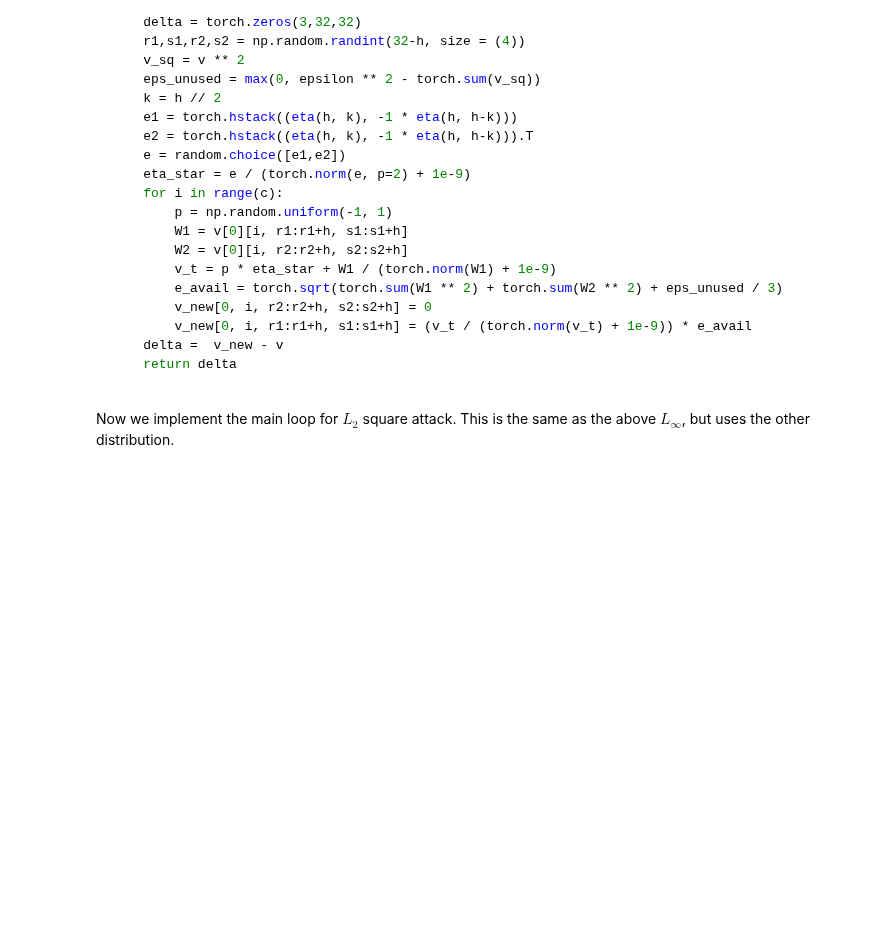
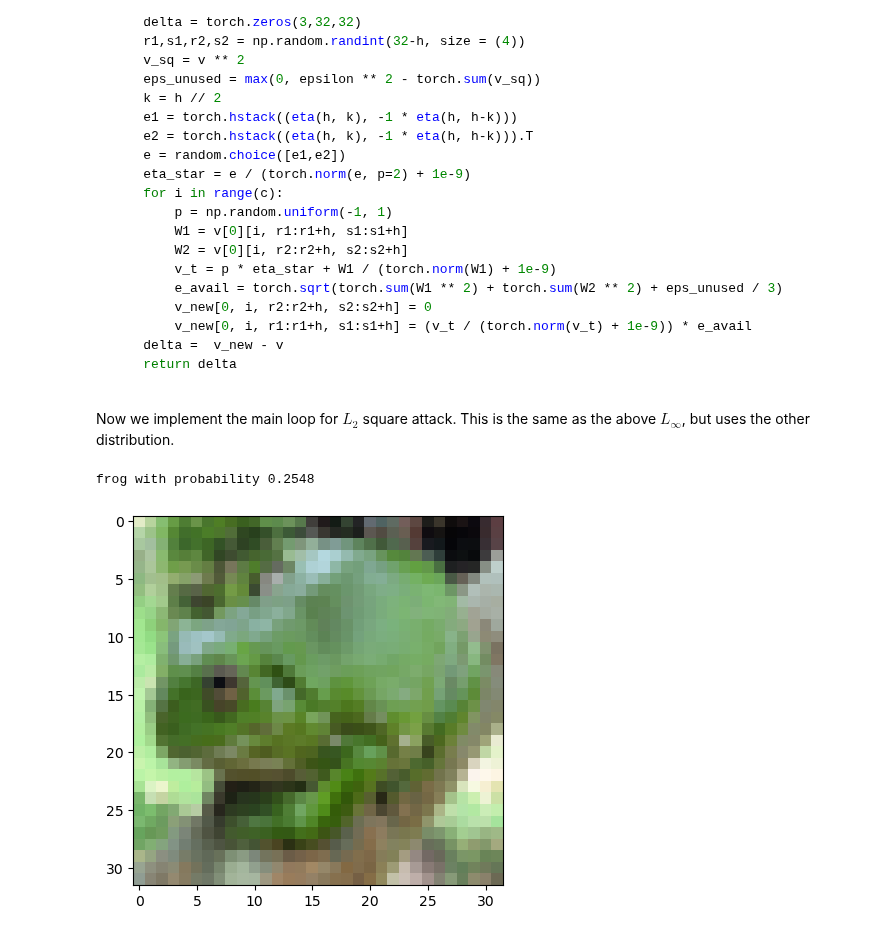
Before and after one commit to zroe1/xlab-ai-security, a Jupyter notebook: working/Square_notebook(1).ipynb, the cells around one changed output. Drawn from its saved outputs; the diff is of its cells as text; code cells hidden in the pictures; folded sections open; blank space fills up the shorter version.

```diff
--- a/working/Square_notebook(1).ipynb
+++ b/working/Square_notebook(1).ipynb
@@ -352,6 +404,18 @@ def eta(h1, h2):
     Returns:
         eta: Calculated eta tensor
     """
+    n = h1 // 2
+    m_matrix = torch.tensor([[M(i, j, h1, h2) for i in range(h2)] for j in range(h1)])
+    max_value = torch.max(m_matrix)
+    cache = []
+    t_sum = 0
+    for i in range(max_value):
+        if n+1-i != 0:
+            t_sum += 1 / (n+1-i)
+        cache.append(t_sum)
+    cache = torch.tensor(cache)
+    eta_matrix = cache[m_matrix - 1]
+    return eta_matrix
     return None
 # %% [markdown]
 ### Task 5
@@ -479,32 +542,57 @@ def l_2_dist(x_hat, x, epsilon = 1/1000, h = 10, w = 32, c = 3):
         delta: Tensor of the same size as input, containing updates for each channel.
 
     """
+    v = x_hat - x
+    v_new = v.clone()
+    delta = torch.zeros(3,32,32)
+    r1,s1,r2,s2 = np.random.randint(32-h, size = (4))
+    v_sq = v ** 2
+    eps_unused = max(0, epsilon ** 2 - torch.sum(v_sq))
+    k = h // 2
+    e1 = torch.hstack((eta(h, k), -1 * eta(h, h-k)))
+    e2 = torch.hstack((eta(h, k), -1 * eta(h, h-k))).T
+    e = random.choice([e1,e2])
+    eta_star = e / (torch.norm(e, p=2) + 1e-9)
+    for i in range(c):
+        p = np.random.uniform(-1, 1)
+        W1 = v[0][i, r1:r1+h, s1:s1+h]
+        W2 = v[0][i, r2:r2+h, s2:s2+h]
+        v_t = p * eta_star + W1 / (torch.norm(W1) + 1e-9)
+        e_avail = torch.sqrt(torch.sum(W1 ** 2) + torch.sum(W2 ** 2) + eps_unused / 3)
+        v_new[0, i, r2:r2+h, s2:s2+h] = 0
+        v_new[0, i, r1:r1+h, s1:s1+h] = (v_t / (torch.norm(v_t) + 1e-9)) * e_avail
+    delta =  v_new - v
+    return delta
     return None
 # %% [markdown]
 Now we implement the main loop for $L_2$ square attack. This is the same as the above $L_\infty$, but uses the other distribution.
 # %%
-def l_2_square_attack(model, loss_fn, x, y, N, w=32, c=3, epsilon=1/1000):
+def l_2_square_attack(model, loss_fn, x, y, N, w=32, c=3, epsilon=1/1000, max_h = 7):
     x_hat = x.clone()
     loss = loss_fn(model(x), y)
     i = 1
-    h = 25
+    h = max_h
     while i < N and prediction(model, x_hat)[0] == y:
-        if i % N // h == 0:
-            h -= 1
+        if i % (N // max_h) == 0:
+            if h > 2:
+                h -= 1
         delta = l_2_dist(x_hat, x, h=h, epsilon=0.002, w=w, c=c)
         x_new = x_hat + delta
+        x_new = torch.clamp(x_new, 0, 1)
         loss_new = loss_fn(model(x_new), y)
         if loss_new > loss:
             loss = loss_new
             x_hat = x_new
         i += 1
     return x_hat
 
 img = process_image('frog.jpg')
 label = prediction(model, process_image('frog.jpg'))[0]
 loss_fn = torch.nn.CrossEntropyLoss()
 x_adv = l_2_square_attack(model, loss_fn, img, label, 500)
-
 pred = prediction(model, x_adv)
 print(f"{classes[pred[0]]} with probability {pred[1][0]:.4f}")
 show_image(x_adv)
+# %% [output]
+frog with probability 0.2548
+[figure, added]
```
Also changed, not shown: parts of 15 cells of this notebook, 3 other files.
